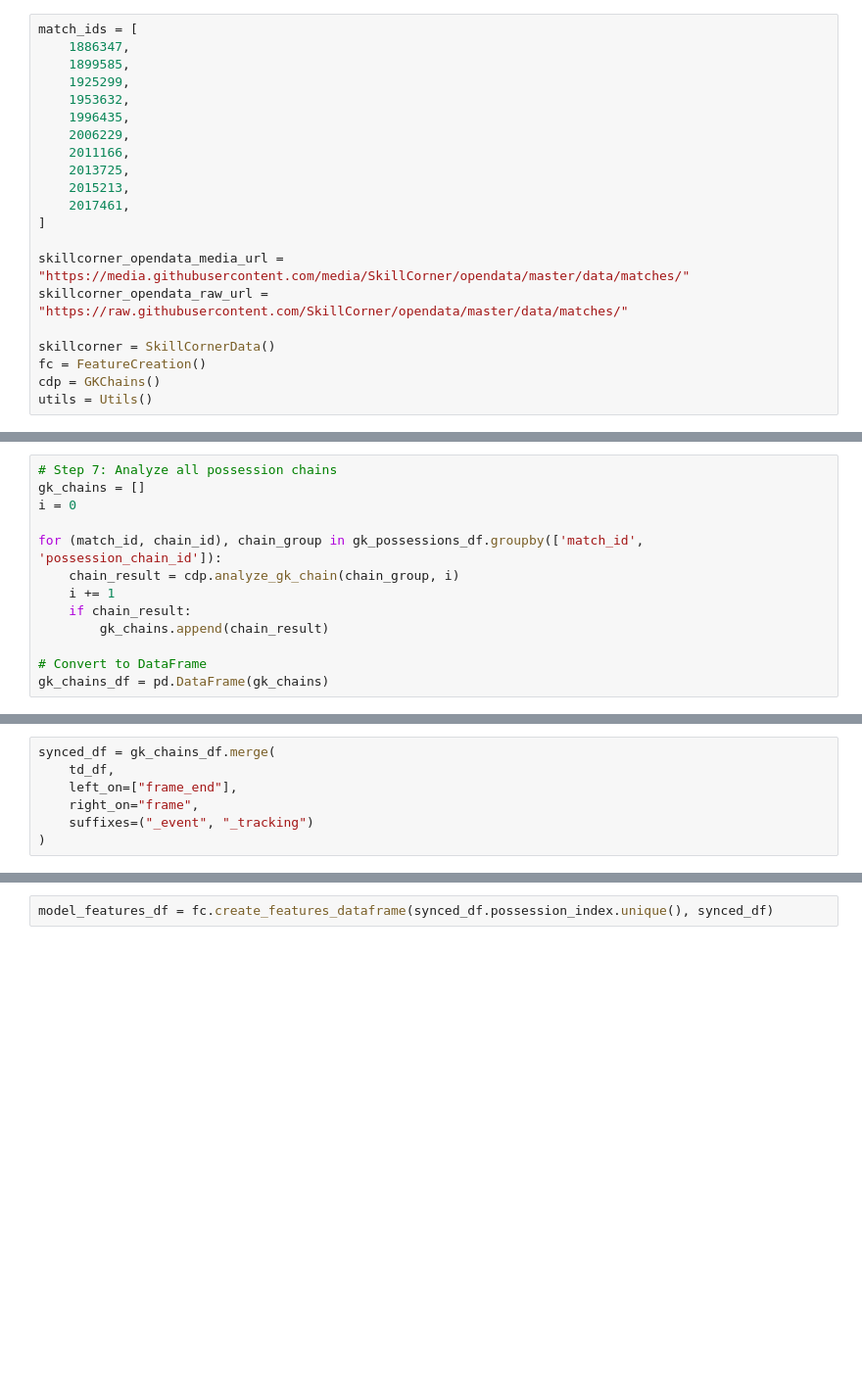
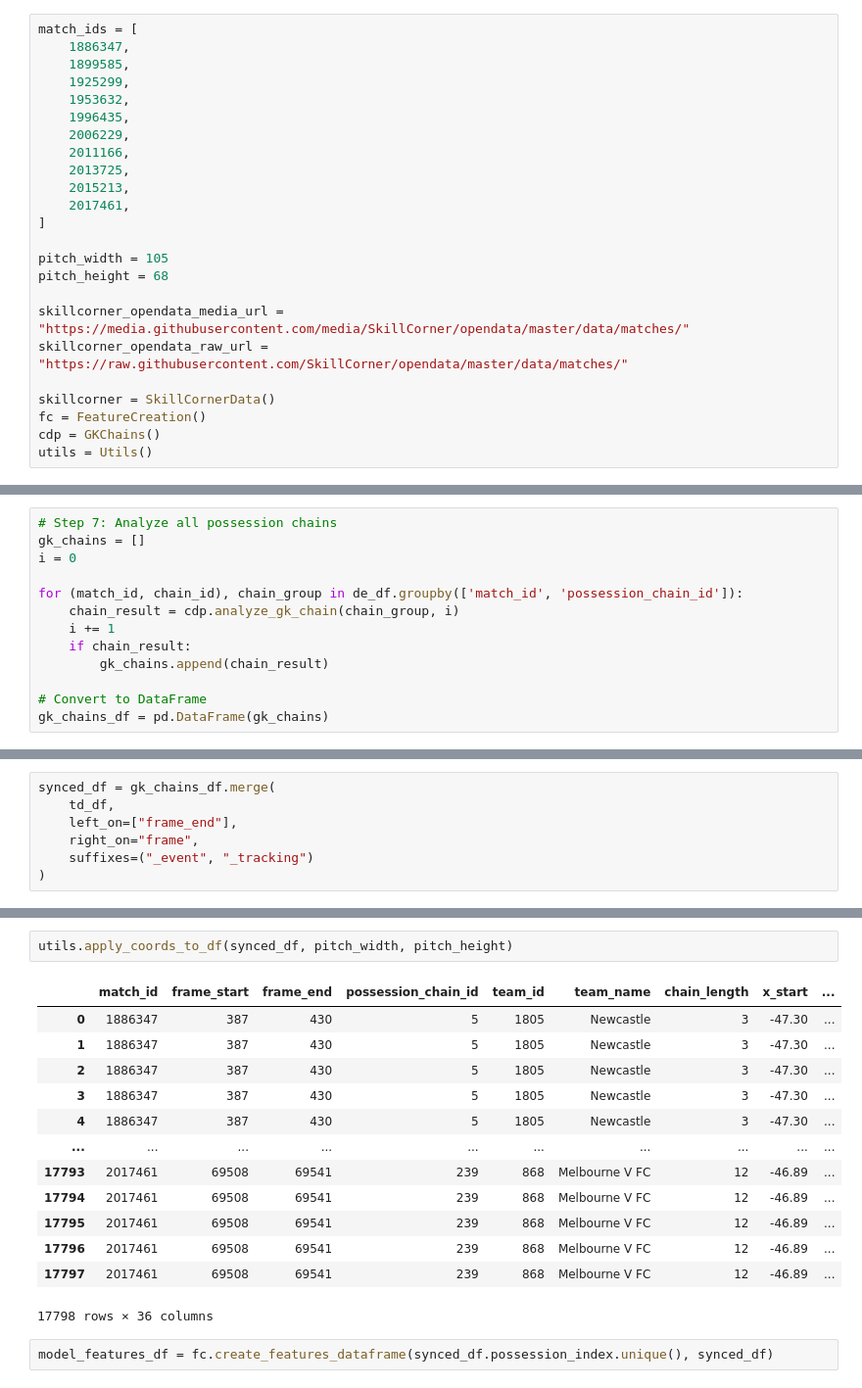
Before and after one commit to BogdanAlexandru09/analytics_cup_research, a Jupyter notebook: submission.ipynb, the cells around one changed output, grey strips where cells are left out. Shown at 98% size. Saved outputs shown, nothing was run; the diff lists cells and outputs as text; blank space fills up the shorter version.

```diff
--- a/submission.ipynb
+++ b/submission.ipynb
@@ -23,6 +48,9 @@ match_ids = [
     2017461,
 ]
 
+pitch_width = 105
+pitch_height = 68
+
 skillcorner_opendata_media_url = "https://media.githubusercontent.com/media/SkillCorner/opendata/master/data/matches/"
 skillcorner_opendata_raw_url = "https://raw.githubusercontent.com/SkillCorner/opendata/master/data/matches/"
 
@@ -55,7 +75,7 @@ print(f"GK Player Possession events: {len(gk_possessions_df)}")
 gk_chains = []
 i = 0
 
-for (match_id, chain_id), chain_group in gk_possessions_df.groupby(['match_id', 'possession_chain_id']):
+for (match_id, chain_id), chain_group in de_df.groupby(['match_id', 'possession_chain_id']):
     chain_result = cdp.analyze_gk_chain(chain_group, i)
     i += 1
     if chain_result:
@@ -77,3 +123,19 @@ synced_df.head()
+# %%
+utils.apply_coords_to_df(synced_df, pitch_width, pitch_height)
+# %% [output]
+|  | match_id | frame_start | frame_end | possession_chain_id | team_id | team_name | chain_length | x_start | ... |
+| 0 | 1886347 | 387 | 430 | 5 | 1805 | Newcastle | 3 | -47.30 | ... |
+| 1 | 1886347 | 387 | 430 | 5 | 1805 | Newcastle | 3 | -47.30 | ... |
+| 2 | 1886347 | 387 | 430 | 5 | 1805 | Newcastle | 3 | -47.30 | ... |
+| 3 | 1886347 | 387 | 430 | 5 | 1805 | Newcastle | 3 | -47.30 | ... |
+| 4 | 1886347 | 387 | 430 | 5 | 1805 | Newcastle | 3 | -47.30 | ... |
+| ... | ... | ... | ... | ... | ... | ... | ... | ... | ... |
+| 17793 | 2017461 | 69508 | 69541 | 239 | 868 | Melbourne V FC | 12 | -46.89 | ... |
+| 17794 | 2017461 | 69508 | 69541 | 239 | 868 | Melbourne V FC | 12 | -46.89 | ... |
+| 17795 | 2017461 | 69508 | 69541 | 239 | 868 | Melbourne V FC | 12 | -46.89 | ... |
+| 17796 | 2017461 | 69508 | 69541 | 239 | 868 | Melbourne V FC | 12 | -46.89 | ... |
+| 17797 | 2017461 | 69508 | 69541 | 239 | 868 | Melbourne V FC | 12 | -46.89 | ... |
+17798 rows × 36 columns
 # %%
 model_features_df = fc.create_features_dataframe(synced_df.possession_index.unique(), synced_df)
 # %%
```
Also changed, not shown: parts of 11 cells of this notebook, 2 other files.
